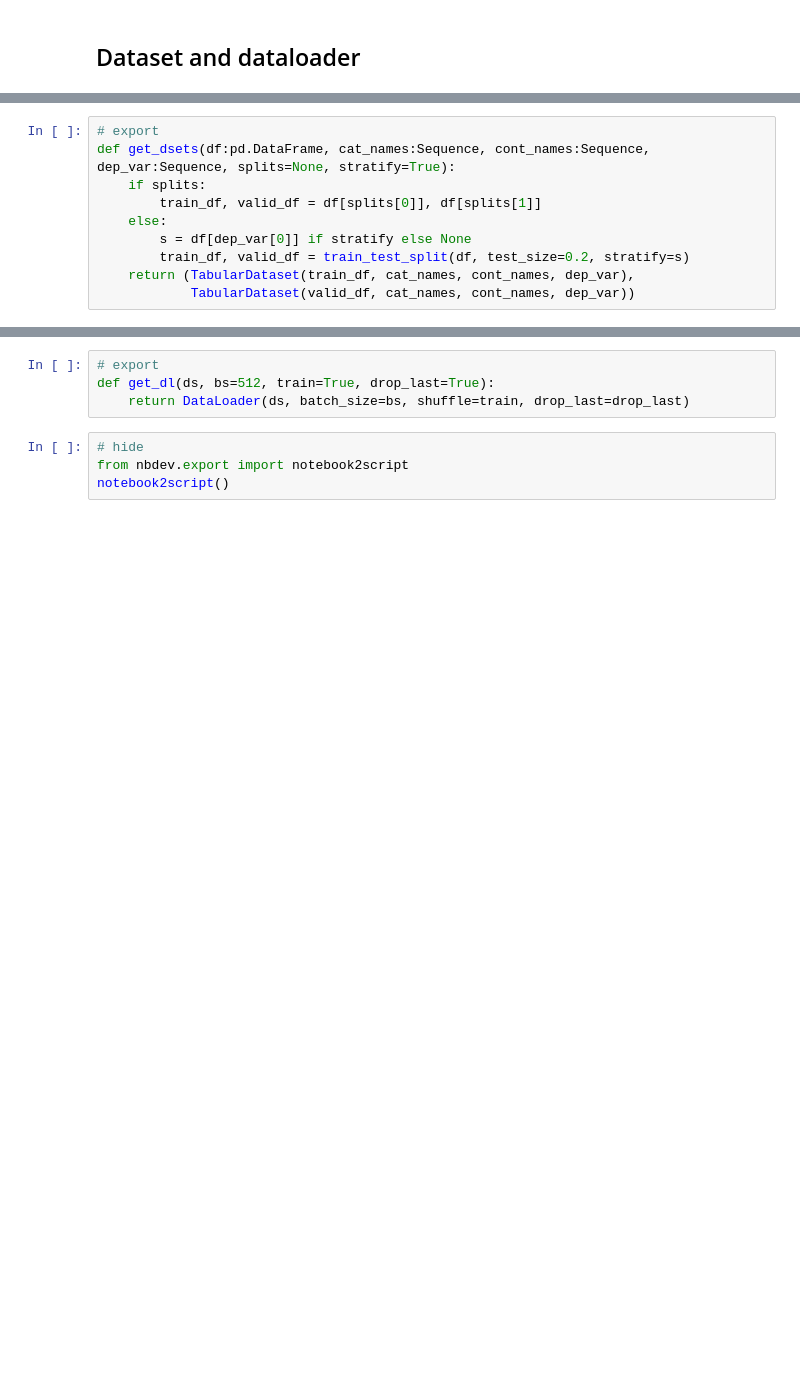
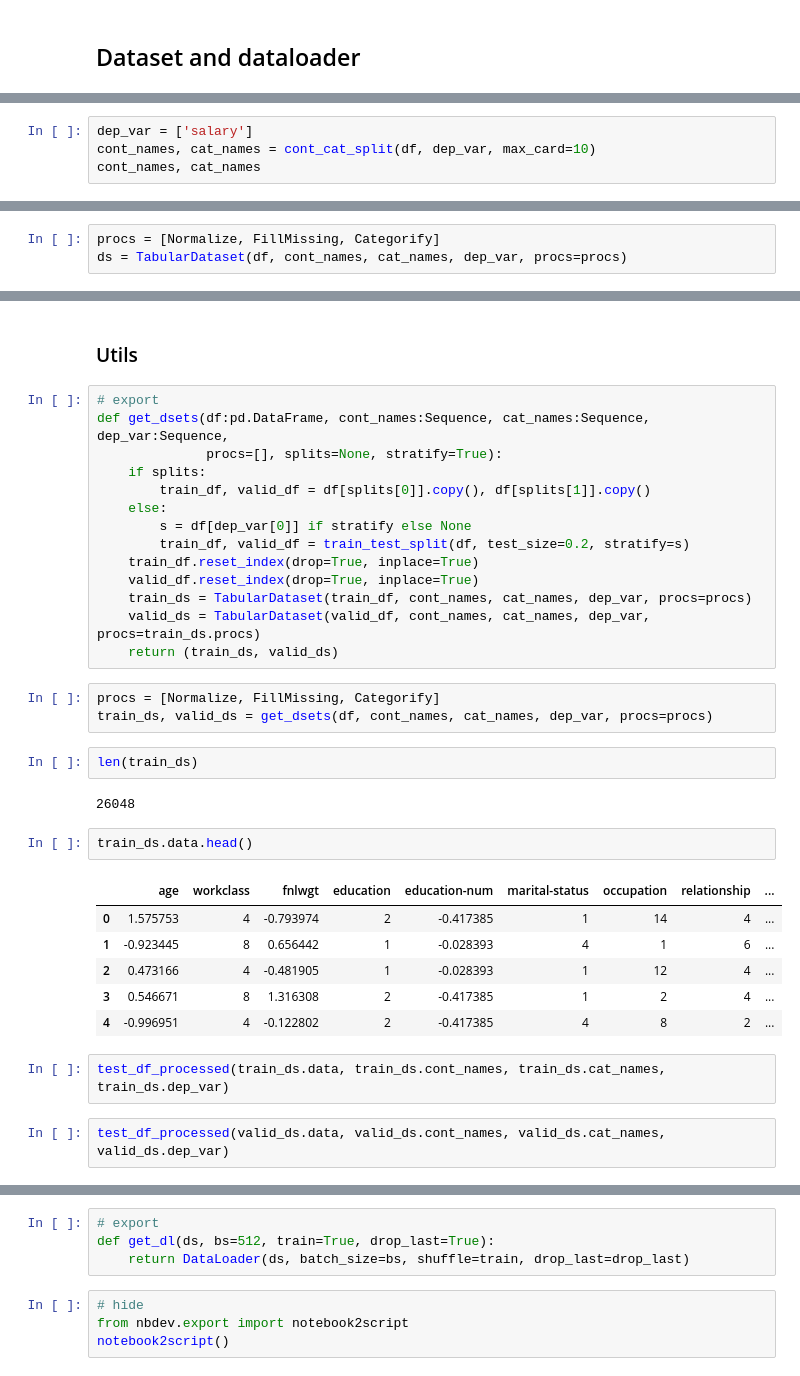
Before and after one commit to arampacha/nn4tab, a Jupyter notebook: 01_data.ipynb, the cells around one changed output, grey strips where cells are left out. Drawn from its saved outputs; the diff is of its cells as text; blank space fills up the shorter version.

```diff
--- a/01_data.ipynb
+++ b/01_data.ipynb
@@ -347,0 +695,4 @@ class TabularDataset(Dataset):
+# %%
+dep_var = ['salary']
+cont_names, cat_names = cont_cat_split(df, dep_var, max_card=10)
+cont_names, cat_names
@@ -347,0 +714,3 @@ class TabularDataset(Dataset):
+# %%
+procs = [Normalize, FillMissing, Categorify]
+ds = TabularDataset(df, cont_names, cat_names, dep_var, procs=procs)
@@ -348,10 +733,36 @@ class TabularDataset(Dataset):
+# %% [markdown]
+### Utils
 # %%
 # export
-def get_dsets(df:pd.DataFrame, cat_names:Sequence, cont_names:Sequence, dep_var:Sequence, splits=None, stratify=True):
+def get_dsets(df:pd.DataFrame, cont_names:Sequence, cat_names:Sequence, dep_var:Sequence,
+              procs=[], splits=None, stratify=True):
     if splits:
-        train_df, valid_df = df[splits[0]], df[splits[1]]
+        train_df, valid_df = df[splits[0]].copy(), df[splits[1]].copy()
     else:
         s = df[dep_var[0]] if stratify else None
         train_df, valid_df = train_test_split(df, test_size=0.2, stratify=s)
-    return (TabularDataset(train_df, cat_names, cont_names, dep_var),
-            TabularDataset(valid_df, cat_names, cont_names, dep_var))
+    train_df.reset_index(drop=True, inplace=True)
+    valid_df.reset_index(drop=True, inplace=True)
+    train_ds = TabularDataset(train_df, cont_names, cat_names, dep_var, procs=procs)
+    valid_ds = TabularDataset(valid_df, cont_names, cat_names, dep_var, procs=train_ds.procs)
+    return (train_ds, valid_ds)
+# %%
+procs = [Normalize, FillMissing, Categorify]
+train_ds, valid_ds = get_dsets(df, cont_names, cat_names, dep_var, procs=procs)
+# %%
+len(train_ds)
+# %% [output]
+26048
+# %%
+train_ds.data.head()
+# %% [output]
+|  | age | workclass | fnlwgt | education | education-num | marital-status | occupation | relationship | ... |
+| 0 | 1.575753 | 4 | -0.793974 | 2 | -0.417385 | 1 | 14 | 4 | ... |
+| 1 | -0.923445 | 8 | 0.656442 | 1 | -0.028393 | 4 | 1 | 6 | ... |
+| 2 | 0.473166 | 4 | -0.481905 | 1 | -0.028393 | 1 | 12 | 4 | ... |
+| 3 | 0.546671 | 8 | 1.316308 | 2 | -0.417385 | 1 | 2 | 4 | ... |
+| 4 | -0.996951 | 4 | -0.122802 | 2 | -0.417385 | 4 | 8 | 2 | ... |
+# %%
+test_df_processed(train_ds.data, train_ds.cont_names, train_ds.cat_names, train_ds.dep_var)
+# %%
+test_df_processed(valid_ds.data, valid_ds.cont_names, valid_ds.cat_names, valid_ds.dep_var)
```
Also changed, not shown: parts of 83 cells of this notebook, 8 other files.
